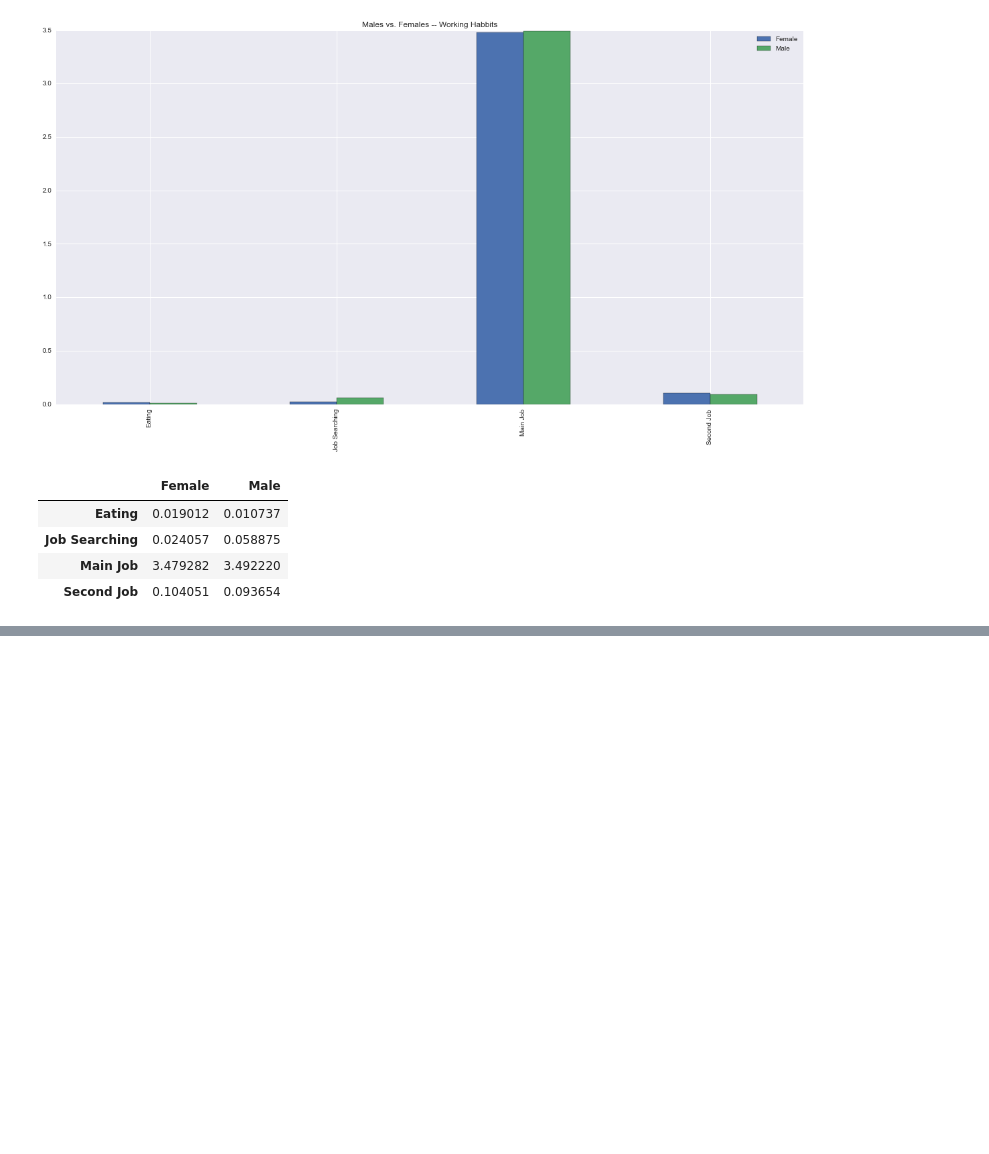
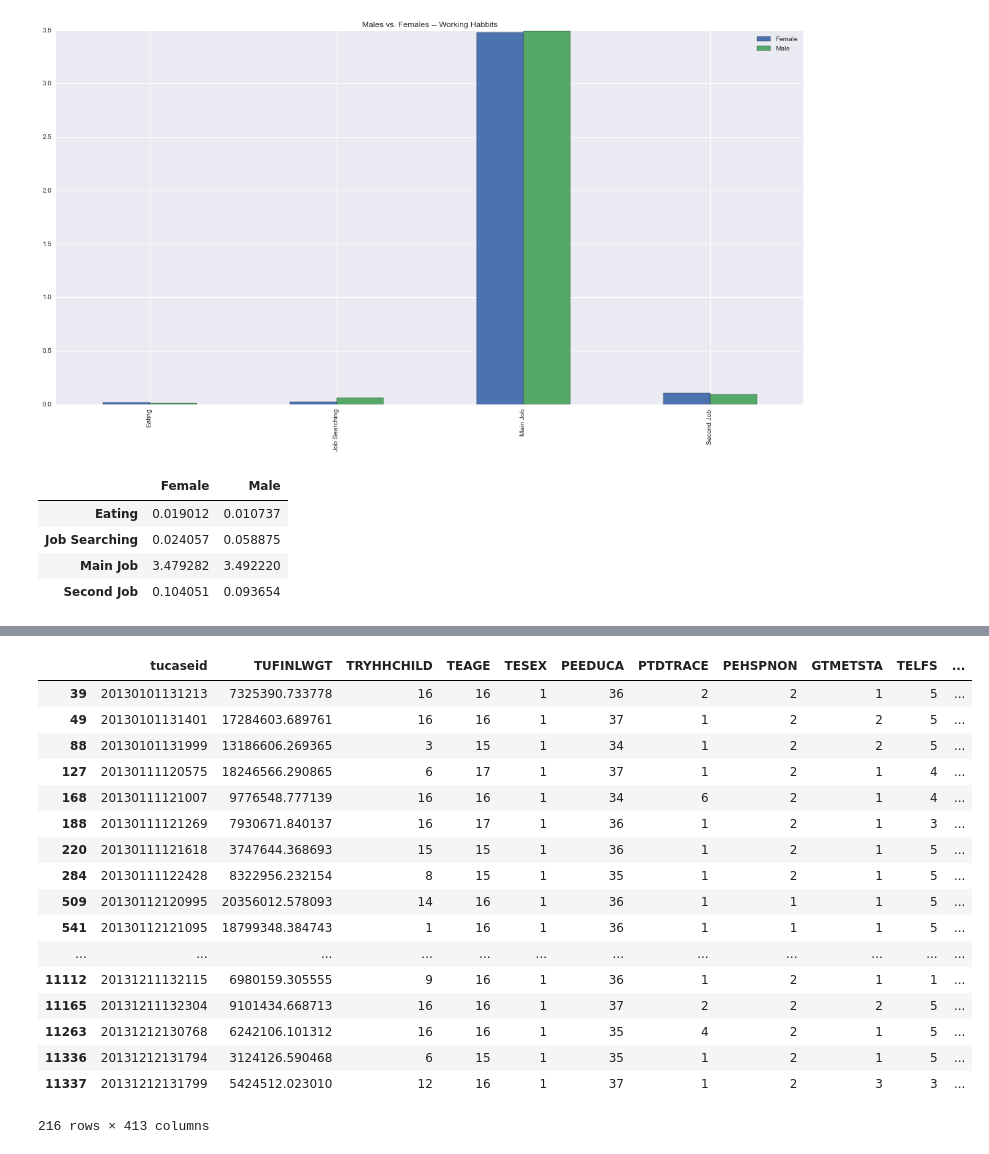
Before and after one commit to zseaborn63/atus-analysis, a Jupyter notebook: Practice.ipynb, the cells around one changed output, grey strips where cells are left out. Drawn from its saved outputs; the diff is of its cells as text; code cells hidden in the pictures; blank space fills up the shorter version.

```diff
--- a/Practice.ipynb
+++ b/Practice.ipynb
@@ -20,3 +20,4 @@ no_children_crit = summary.TRCHILDNUM == 0
 male_crit = summary.TESEX == 1
 female_crit = summary.TESEX == 2
 not_married_crit = info.PEMARITL == 6
+teenager_crit = summary.TEAGE <= 17
@@ -98,0 +135,25 @@ male_vs_female_work
+# %%
+def apply_constraints(data, constraints):
+    new_data = data[constraints]
+    return new_data
+# %%
+apply_constraints(summary, teenager_crit & male_crit)
+# %% [output]
+|  | tucaseid | TUFINLWGT | TRYHHCHILD | TEAGE | TESEX | PEEDUCA | PTDTRACE | PEHSPNON | GTMETSTA | TELFS | ... |
+| 39 | 20130101131213 | 7325390.733778 | 16 | 16 | 1 | 36 | 2 | 2 | 1 | 5 | ... |
+| 49 | 20130101131401 | 17284603.689761 | 16 | 16 | 1 | 37 | 1 | 2 | 2 | 5 | ... |
+| 88 | 20130101131999 | 13186606.269365 | 3 | 15 | 1 | 34 | 1 | 2 | 2 | 5 | ... |
+| 127 | 20130111120575 | 18246566.290865 | 6 | 17 | 1 | 37 | 1 | 2 | 1 | 4 | ... |
+| 168 | 20130111121007 | 9776548.777139 | 16 | 16 | 1 | 34 | 6 | 2 | 1 | 4 | ... |
+| 188 | 20130111121269 | 7930671.840137 | 16 | 17 | 1 | 36 | 1 | 2 | 1 | 3 | ... |
+| 220 | 20130111121618 | 3747644.368693 | 15 | 15 | 1 | 36 | 1 | 2 | 1 | 5 | ... |
+| 284 | 20130111122428 | 8322956.232154 | 8 | 15 | 1 | 35 | 1 | 2 | 1 | 5 | ... |
+| 509 | 20130112120995 | 20356012.578093 | 14 | 16 | 1 | 36 | 1 | 1 | 1 | 5 | ... |
+| 541 | 20130112121095 | 18799348.384743 | 1 | 16 | 1 | 36 | 1 | 1 | 1 | 5 | ... |
+| ... | ... | ... | ... | ... | ... | ... | ... | ... | ... | ... | ... |
+| 11112 | 20131211132115 | 6980159.305555 | 9 | 16 | 1 | 36 | 1 | 2 | 1 | 1 | ... |
+| 11165 | 20131211132304 | 9101434.668713 | 16 | 16 | 1 | 37 | 2 | 2 | 2 | 5 | ... |
+| 11263 | 20131212130768 | 6242106.101312 | 16 | 16 | 1 | 35 | 4 | 2 | 1 | 5 | ... |
+| 11336 | 20131212131794 | 3124126.590468 | 6 | 15 | 1 | 35 | 1 | 2 | 1 | 5 | ... |
+| 11337 | 20131212131799 | 5424512.023010 | 12 | 16 | 1 | 37 | 1 | 2 | 3 | 3 | ... |
+216 rows × 413 columns
```
Also changed, not shown: parts of 5 cells of this notebook, 1 other file.
